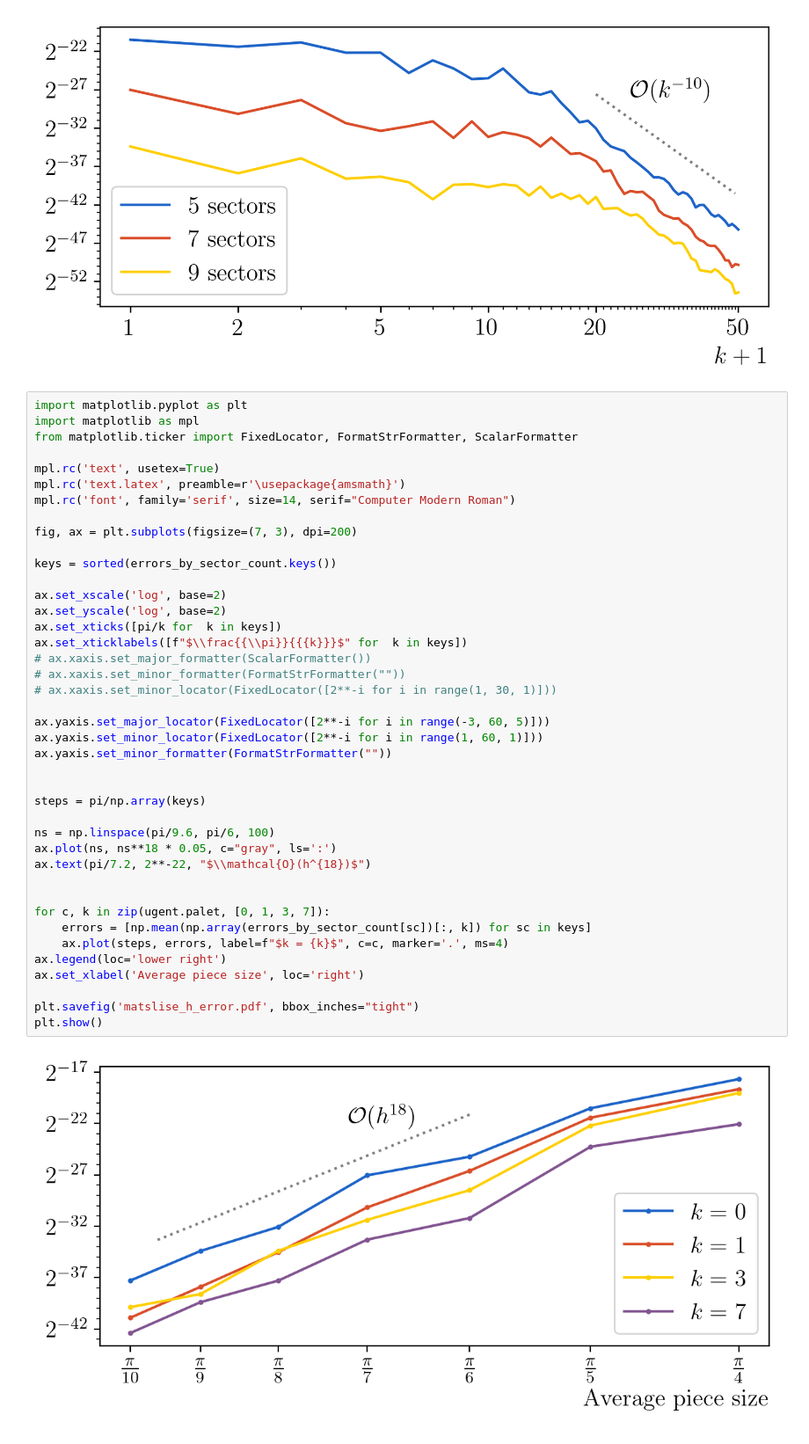
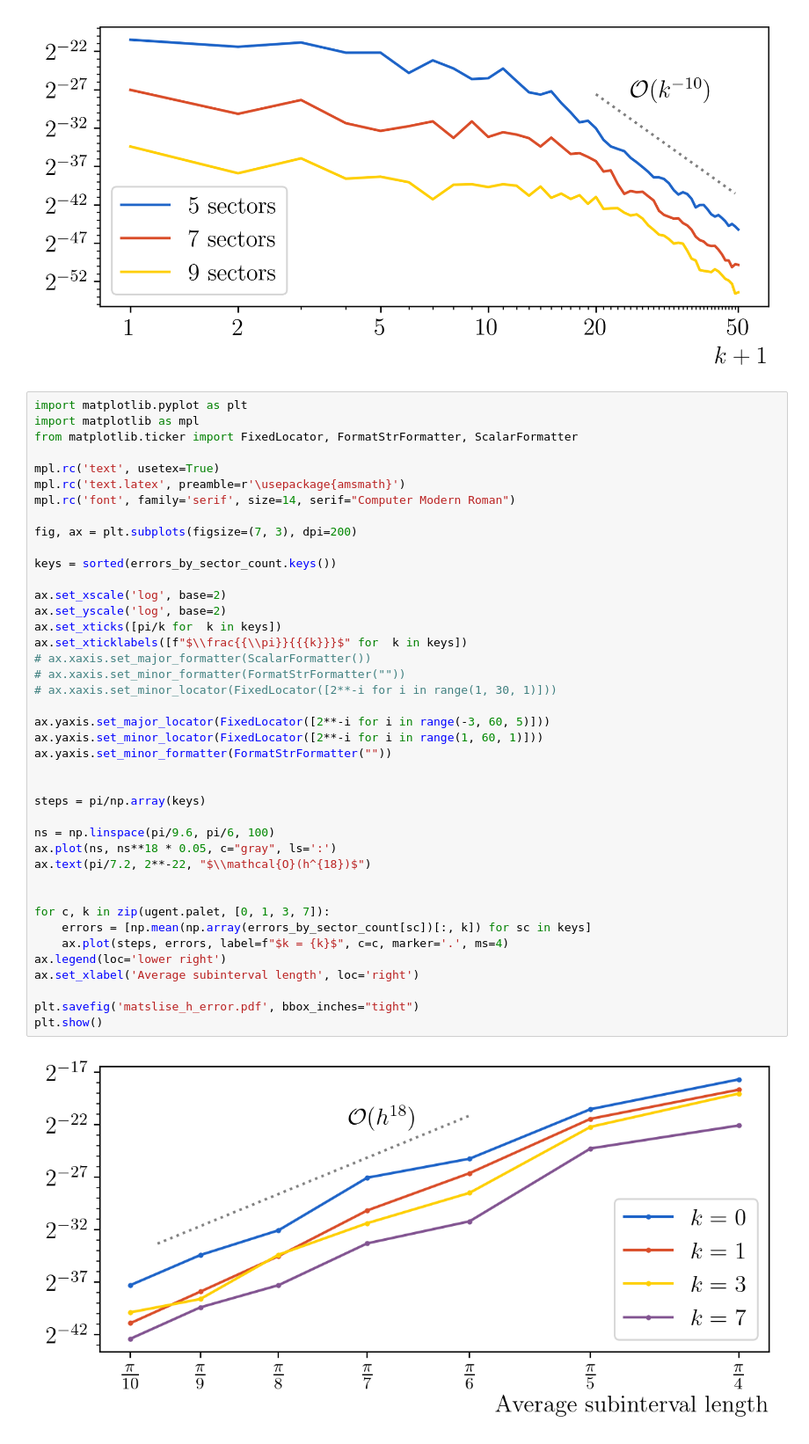
Before and after one commit to toonijn/PhD-thesis, a Jupyter notebook: img/chapter2/matslise_error.ipynb, the cells around one changed output. Shown at 88% size. Cells and saved outputs as stored; diff of their text form.

```diff
--- a/img/chapter2/matslise_error.ipynb
+++ b/img/chapter2/matslise_error.ipynb
@@ -109,32 +101,32 @@ fig, ax = plt.subplots(figsize=(7, 3), dpi=200)
 keys = sorted(errors_by_sector_count.keys())
 
 ax.set_xscale('log', base=2)
 ax.set_yscale('log', base=2)
 ax.set_xticks([pi/k for  k in keys])
 ax.set_xticklabels([f"$\\frac{{\\pi}}{{{k}}}$" for  k in keys])
 # ax.xaxis.set_major_formatter(ScalarFormatter())
 # ax.xaxis.set_minor_formatter(FormatStrFormatter(""))
 # ax.xaxis.set_minor_locator(FixedLocator([2**-i for i in range(1, 30, 1)]))
 
 ax.yaxis.set_major_locator(FixedLocator([2**-i for i in range(-3, 60, 5)]))
 ax.yaxis.set_minor_locator(FixedLocator([2**-i for i in range(1, 60, 1)]))
 ax.yaxis.set_minor_formatter(FormatStrFormatter(""))
 
 
 steps = pi/np.array(keys)
 
 ns = np.linspace(pi/9.6, pi/6, 100)
 ax.plot(ns, ns**18 * 0.05, c="gray", ls=':')
 ax.text(pi/7.2, 2**-22, "$\\mathcal{O}(h^{18})$")
 
 
 for c, k in zip(ugent.palet, [0, 1, 3, 7]):
     errors = [np.mean(np.array(errors_by_sector_count[sc])[:, k]) for sc in keys]
     ax.plot(steps, errors, label=f"$k = {k}$", c=c, marker='.', ms=4)
 ax.legend(loc='lower right')
-ax.set_xlabel('Average piece size', loc='right')
+ax.set_xlabel('Average subinterval length', loc='right')
 
 plt.savefig('matslise_h_error.pdf', bbox_inches="tight")
 plt.show()
 # %% [output]
-[figure, old version]
+[figure, new version]
```
Also changed, not shown: parts of 2 cells of this notebook, 11 other files.
